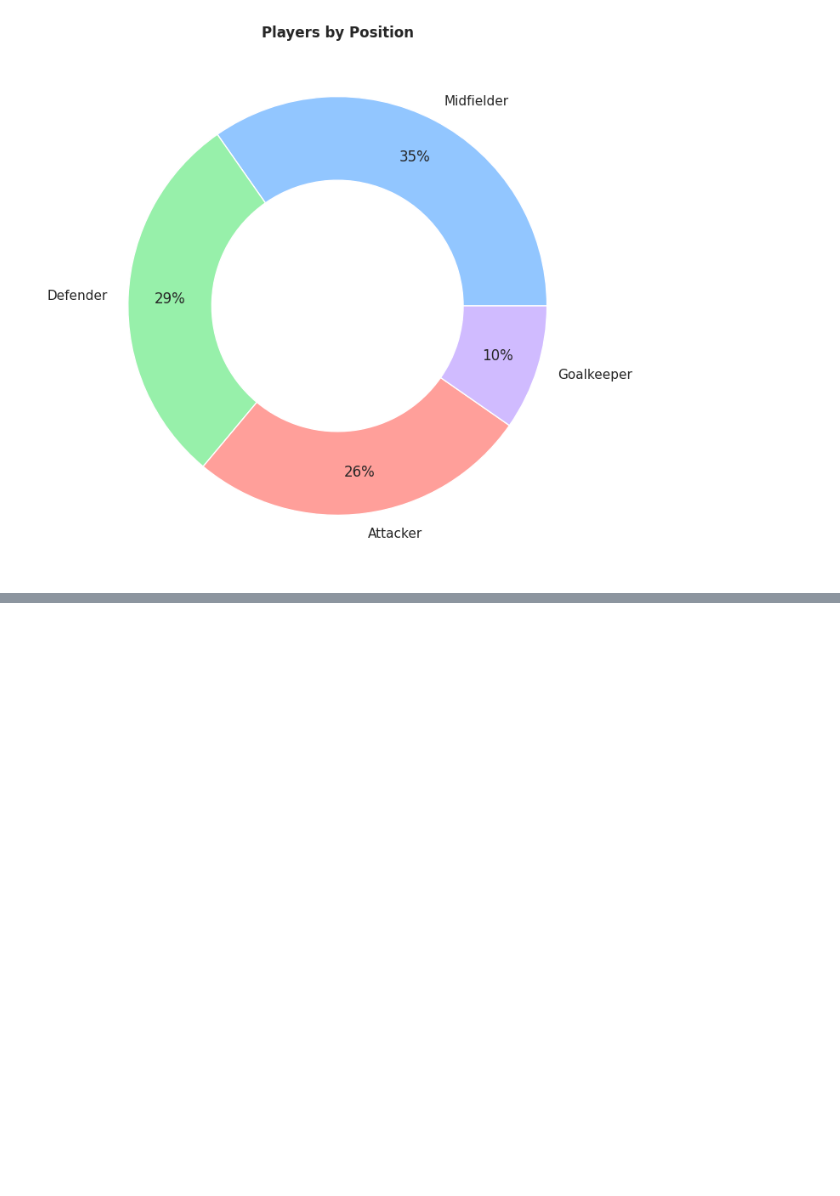
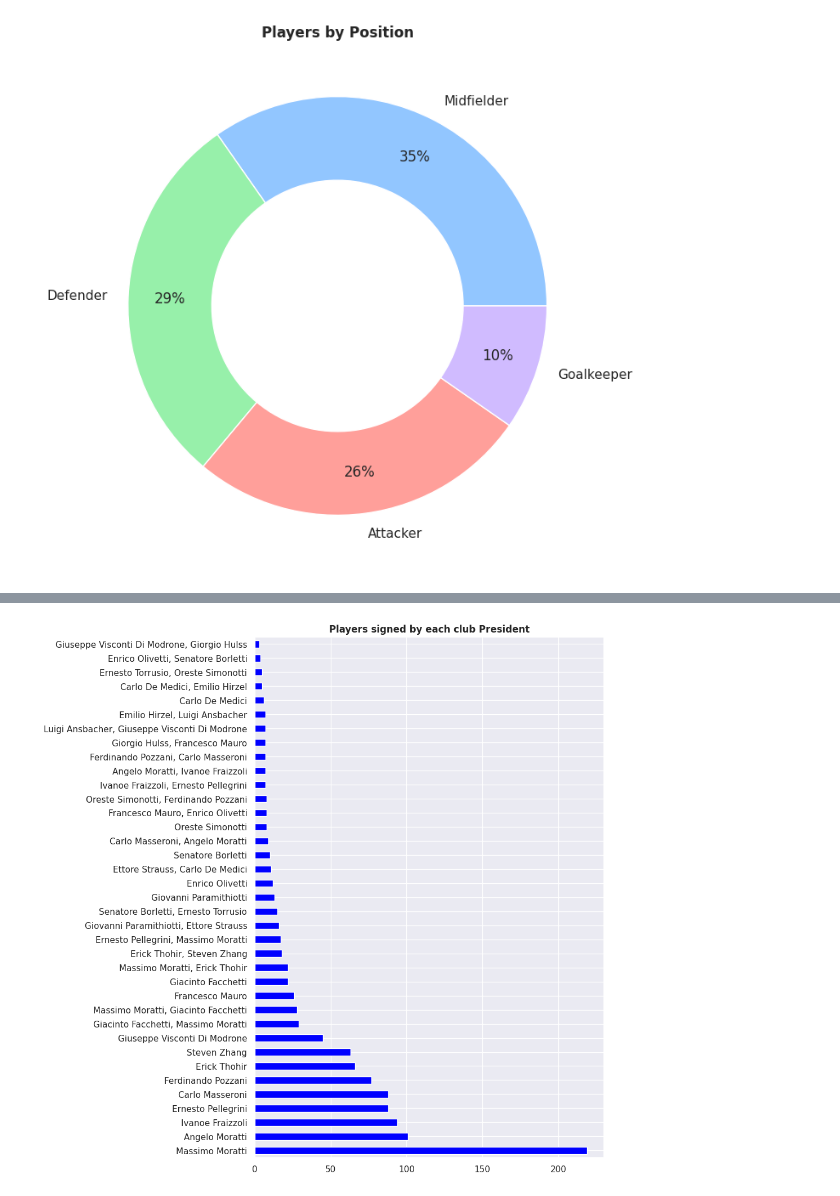
Before and after one commit to guilhermelaviola/InterMilan, a Jupyter notebook: AllPlayers.ipynb, the cells around one changed output, grey strips where cells are left out. Saved outputs shown, nothing was run; the diff lists cells and outputs as text; code cells hidden in the pictures; blank space fills up the shorter version.

Commit message:
I added the column 'Club President' to the dataset.

```diff
--- a/AllPlayers.ipynb
+++ b/AllPlayers.ipynb
@@ -72,0 +73,8 @@ plt.show()
+# %%
+# Displaying players who were signed by each club president:
+players['Club President'].value_counts().plot(kind = 'barh', color = 'blue', figsize = (8, 12))
+plt.ylabel(None)
+plt.title('Players signed by each club President', fontweight = 'bold')
+plt.show()
+# %% [output]
+[figure, added]
```
Also changed, not shown: parts of 5 cells of this notebook.
